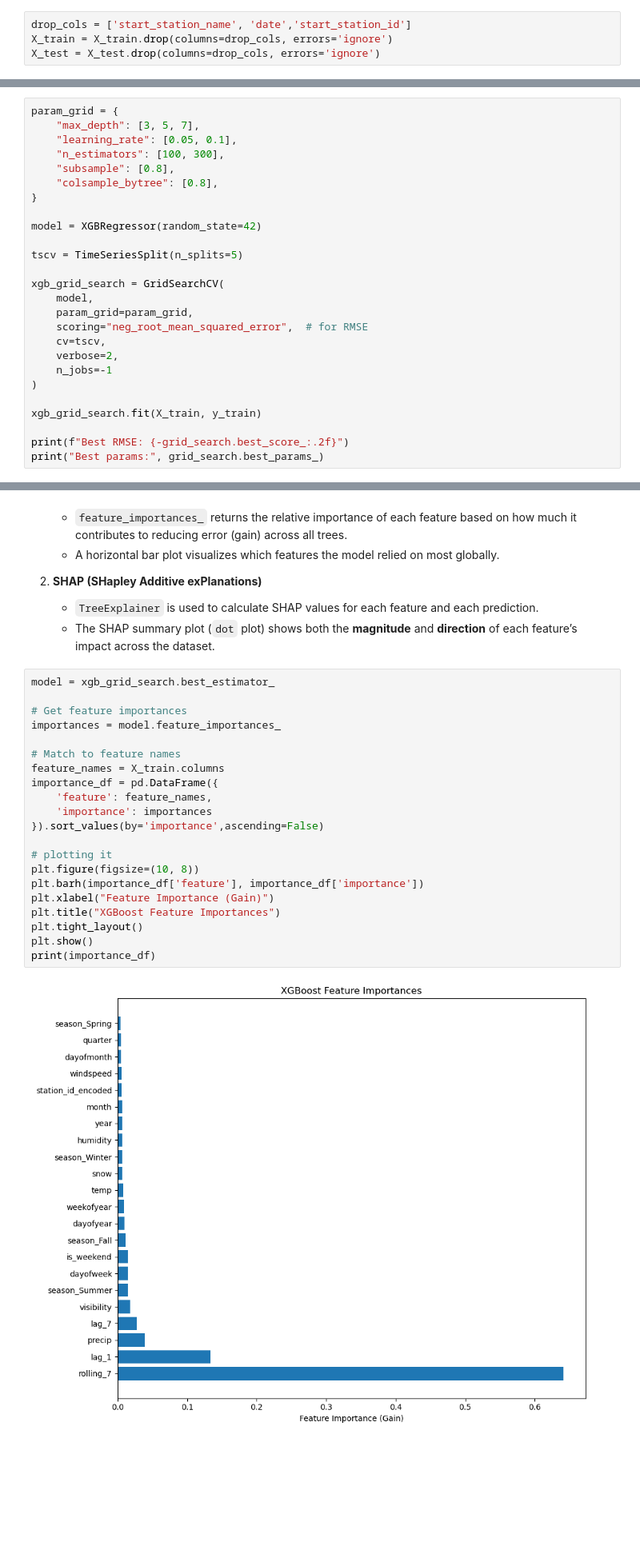
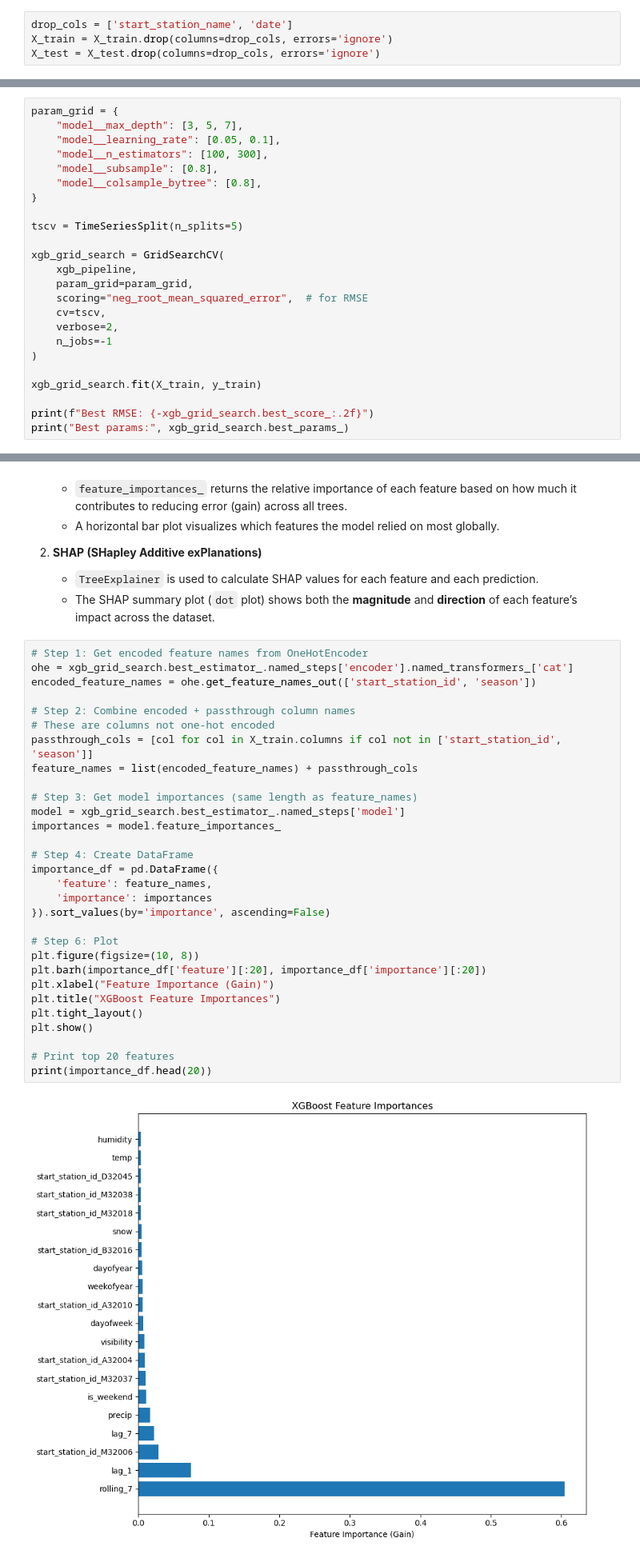
Before and after one commit to TurkiAlrasheed/pedalcast, a Jupyter notebook: modeling.ipynb, the cells around one changed output, grey strips where cells are left out. Shown: that part at 80% size. Saved outputs shown, nothing was run; the diff lists cells and outputs as text; blank space fills up the shorter version.

Commit message:
model changes

```diff
--- a/modeling.ipynb
+++ b/modeling.ipynb
@@ -156,4 +128,4 @@ We drop columns like `start_station_name`, `start_station_id`, and `date` since
 # %%
-drop_cols = ['start_station_name', 'date','start_station_id']
+drop_cols = ['start_station_name', 'date']
 X_train = X_train.drop(columns=drop_cols, errors='ignore')
 X_test = X_test.drop(columns=drop_cols, errors='ignore')
@@ -171,19 +171,17 @@ The best model configuration is selected based on cross-validated RMSE.
 **Note**: Other parameter combinations were also tested, but this setup consistently produced the best performance.
 # %%
 param_grid = {
-    "max_depth": [3, 5, 7],
-    "learning_rate": [0.05, 0.1],
-    "n_estimators": [100, 300],
-    "subsample": [0.8],
-    "colsample_bytree": [0.8],
+    "model__max_depth": [3, 5, 7],
+    "model__learning_rate": [0.05, 0.1],
+    "model__n_estimators": [100, 300],
+    "model__subsample": [0.8],
+    "model__colsample_bytree": [0.8],
 }
-
-model = XGBRegressor(random_state=42)
 
 tscv = TimeSeriesSplit(n_splits=5)
 
 xgb_grid_search = GridSearchCV(
-    model,
+    xgb_pipeline,
     param_grid=param_grid,
     scoring="neg_root_mean_squared_error",  # for RMSE
     cv=tscv,
@@ -193,7 +191,7 @@ xgb_grid_search = GridSearchCV(
 
 xgb_grid_search.fit(X_train, y_train)
 
-print(f"Best RMSE: {-grid_search.best_score_:.2f}")
-print("Best params:", grid_search.best_params_)
+print(f"Best RMSE: {-xgb_grid_search.best_score_:.2f}")
+print("Best params:", xgb_grid_search.best_params_)
 # %% [output]
 Fitting 5 folds for each of 12 candidates, totalling 60 fits
@@ -245,25 +256,34 @@ We use two methods to evaluate feature importance:
    - `TreeExplainer` is used to calculate SHAP values for each feature and each prediction.
    - The SHAP summary plot (`dot` plot) shows both the **magnitude** and **direction** of each feature’s impact across the dataset.
 # %%
-model = xgb_grid_search.best_estimator_
+# Step 1: Get encoded feature names from OneHotEncoder
+ohe = xgb_grid_search.best_estimator_.named_steps['encoder'].named_transformers_['cat']
+encoded_feature_names = ohe.get_feature_names_out(['start_station_id', 'season'])
 
-# Get feature importances
+# Step 2: Combine encoded + passthrough column names
+# These are columns not one-hot encoded
+passthrough_cols = [col for col in X_train.columns if col not in ['start_station_id', 'season']]
+feature_names = list(encoded_feature_names) + passthrough_cols
+
+# Step 3: Get model importances (same length as feature_names)
+model = xgb_grid_search.best_estimator_.named_steps['model']
 importances = model.feature_importances_
 
-# Match to feature names
-feature_names = X_train.columns
+# Step 4: Create DataFrame
 importance_df = pd.DataFrame({
     'feature': feature_names,
     'importance': importances
-}).sort_values(by='importance',ascending=False)
+}).sort_values(by='importance', ascending=False)
 
-# plotting it
+# Step 6: Plot
 plt.figure(figsize=(10, 8))
-plt.barh(importance_df['feature'], importance_df['importance'])
+plt.barh(importance_df['feature'][:20], importance_df['importance'][:20])
 plt.xlabel("Feature Importance (Gain)")
 plt.title("XGBoost Feature Importances")
 plt.tight_layout()
 plt.show()
-print(importance_df)
+
+# Print top 20 features
+print(importance_df.head(20))
 # %% [output]
-[figure, old version]
+[figure, new version]
```
Also changed, not shown: parts of 18 cells of this notebook.
